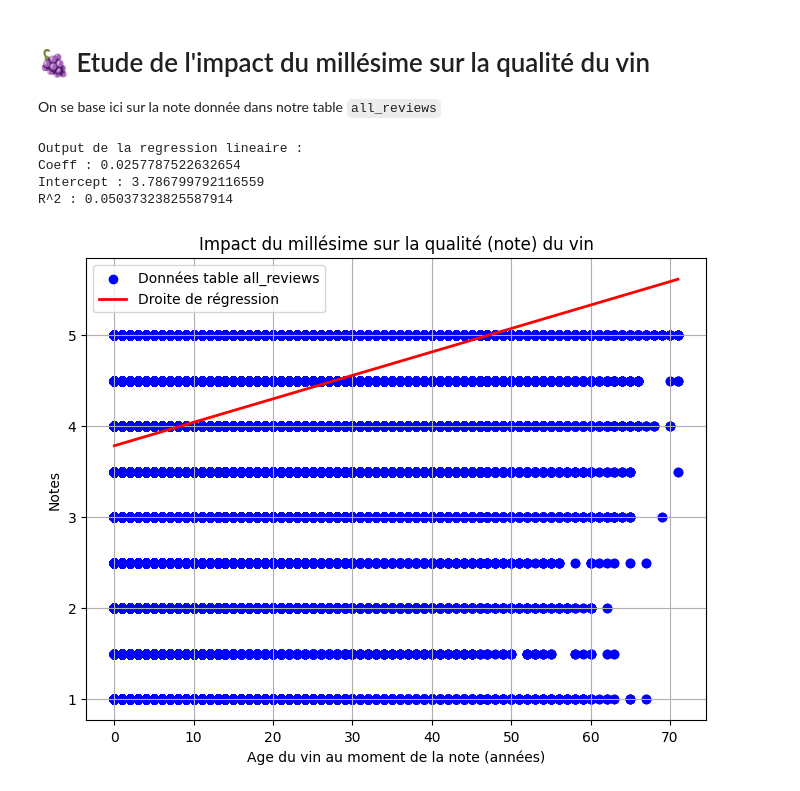
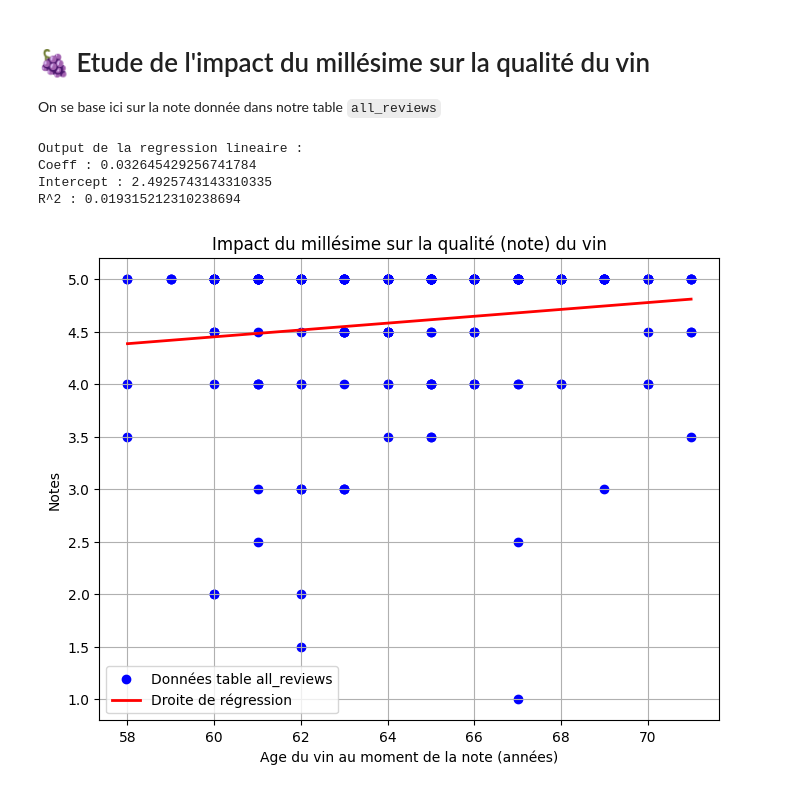
Before and after one commit to Aximme/GrapeMind, a Jupyter notebook: data_science/regression_lineaire.ipynb, the cells around one changed output. Saved outputs shown, nothing was run; the diff lists cells and outputs as text; code cells hidden in the pictures.

```diff
--- a/data_science/regression_lineaire.ipynb
+++ b/data_science/regression_lineaire.ipynb
@@ -48,7 +267,7 @@ import matplotlib.pyplot as plt
 from sklearn.linear_model import LinearRegression
 from sklearn.metrics import r2_score
 
-cursor.execute("SELECT * FROM all_reviews;")
+cursor.execute("SELECT * FROM all_reviews LIMIT 200;")
 data = cursor.fetchall()
 
 
@@ -65,34 +284,34 @@ df['Vintage'] = df['Vintage'].astype(int)
 
 # Calcul de l'age du vin au moment de la review (note)
 df['WineAge'] = df['ReviewYear'] - df['Vintage']
 
 X = df[['WineAge']]  # scikit-learn attends un X et Y
 y = df['Rating']
 
 # appel et ajustement du modèle sur nos données
 model = LinearRegression()
 model.fit(X, y)
 
 y_pred = model.predict(X)
 
 print("\nOutput de la regression lineaire :")
 print("Coeff :", model.coef_[0])
 print("Intercept :", model.intercept_)
 print("R^2 :", r2_score(y, y_pred))
 
 
 plt.figure(figsize=(8, 6))
 plt.scatter(df['WineAge'], df['Rating'], color='blue', label='Données table all_reviews')
 plt.plot(df['WineAge'], y_pred, color='red', linewidth=2, label='Droite de régression')
 plt.xlabel("Age du vin au moment de la note (années)")
 plt.ylabel("Notes")
 plt.title("Impact du millésime sur la qualité (note) du vin")
 plt.legend()
 plt.grid(True)
 plt.show()
 # %% [output]
 Output de la regression lineaire :
-Coeff : 0.0257787522632654
-Intercept : 3.786799792116559
-R^2 : 0.05037323825587914
+Coeff : 0.032645429256741784
+Intercept : 2.4925743143310335
+R^2 : 0.019315212310238694
-[figure, old version]
+[figure, new version]
```
Also changed, not shown: parts of 7 cells of this notebook.
